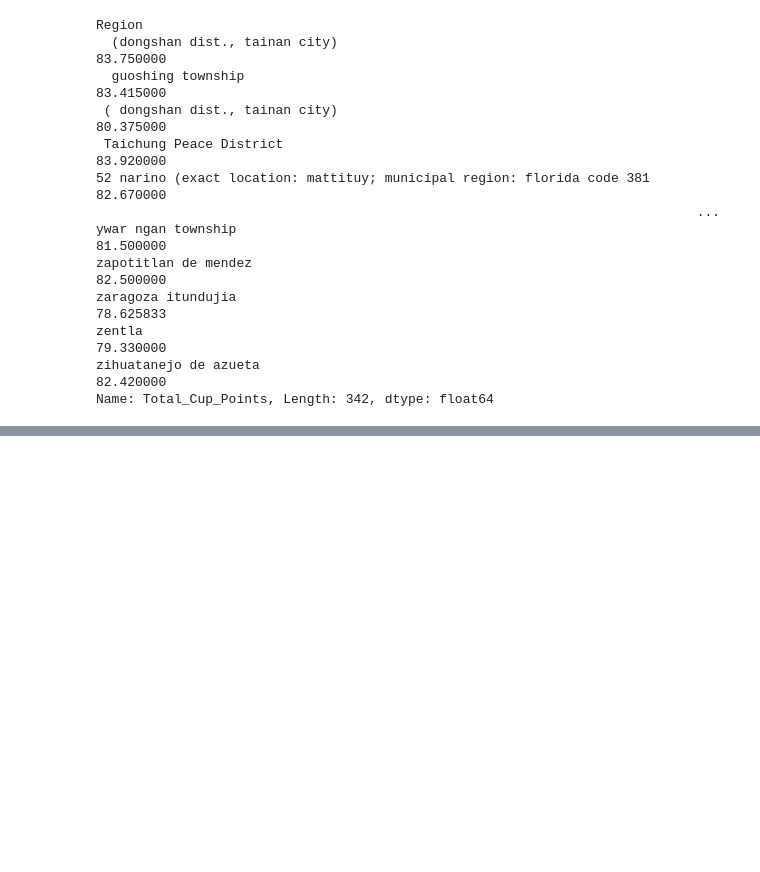
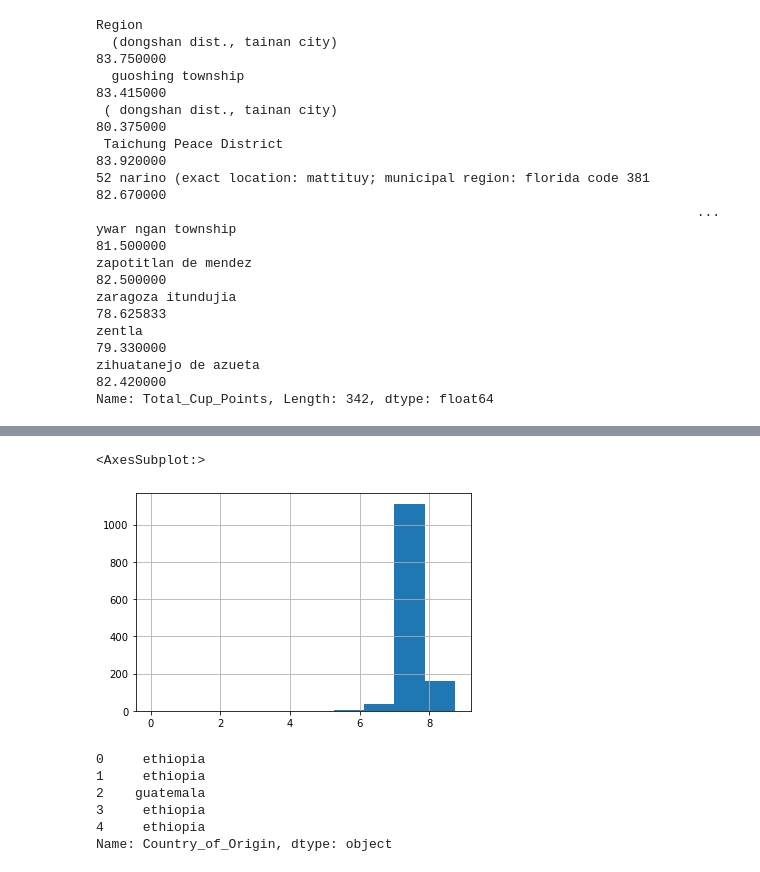
Before and after one commit to RaMcDaniel/CoffeePredictor, a Jupyter notebook: Coffee_Predictor.ipynb, the cells around one changed output, grey strips where cells are left out. Cells and saved outputs as stored; diff of their text form; code cells hidden in the pictures; blank space fills up the shorter version.

```diff
--- a/Coffee_Predictor.ipynb
+++ b/Coffee_Predictor.ipynb
@@ -254,0 +271,5 @@ df.groupby('Region')['Total_Cup_Points'].mean().plot()
+# %%
+df["Acidity"].hist()
+# %% [output]
+<AxesSubplot:>
+[figure, added]
@@ -254,0 +278,9 @@ df.groupby('Region')['Total_Cup_Points'].mean().plot()
+# %%
+df["Country_of_Origin"].head()
+# %% [output]
+0     ethiopia
+1     ethiopia
+2    guatemala
+3     ethiopia
+4     ethiopia
+Name: Country_of_Origin, dtype: object
```
Also changed, not shown: parts of 26 cells of this notebook, 1 other file.
